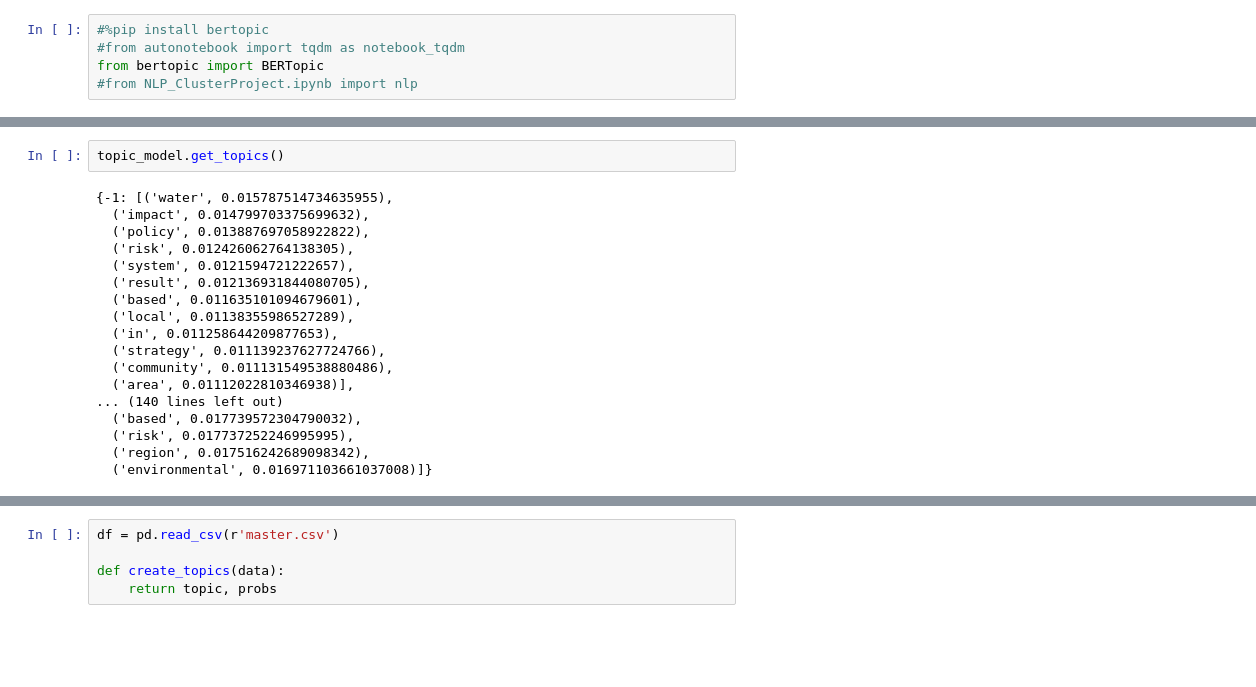
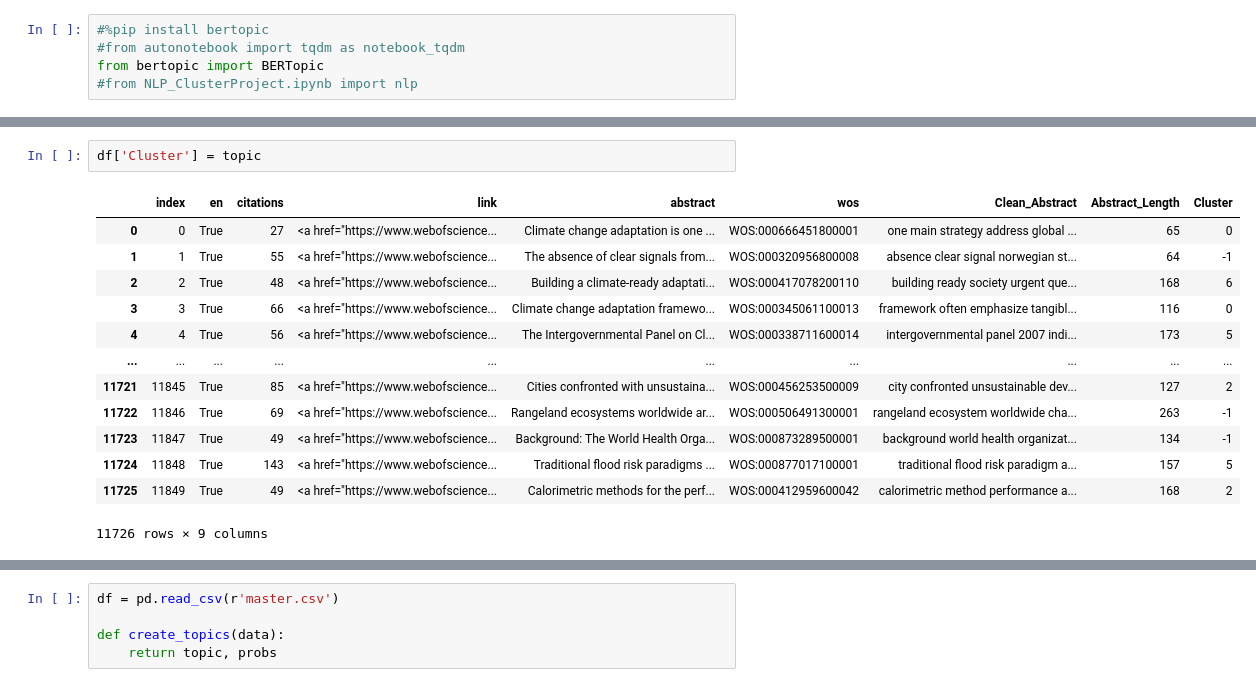
Before and after one commit to oskarkris/cluster_project, a Jupyter notebook: Bert.ipynb, the cells around one changed output, grey strips where cells are left out. Saved outputs shown, nothing was run; the diff lists cells and outputs as text; blank space fills up the shorter version.

```diff
--- a/Bert.ipynb
+++ b/Bert.ipynb
@@ -48,20 +62,16 @@ topic_model.get_topic_info()
-# %%
-topic_model.get_topics()
-# %% [output]
-{-1: [('water', 0.015787514734635955),
-  ('impact', 0.014799703375699632),
-  ('policy', 0.013887697058922822),
-  ('risk', 0.012426062764138305),
-  ('system', 0.0121594721222657),
-  ('result', 0.012136931844080705),
-  ('based', 0.011635101094679601),
-  ('local', 0.01138355986527289),
-  ('in', 0.011258644209877653),
-  ('strategy', 0.011139237627724766),
-  ('community', 0.011131549538880486),
-  ('area', 0.01112022810346938)],
-... (140 lines left out)
-  ('based', 0.017739572304790032),
-  ('risk', 0.017737252246995995),
-  ('region', 0.017516242689098342),
-  ('environmental', 0.016971103661037008)]}
+# %%
+df['Cluster'] = topic
+# %% [output]
+|  | index | en | citations | link | abstract | wos | Clean_Abstract | Abstract_Length | Cluster |
+| 0 | 0 | True | 27 | <a href="https://www.webofscience... | Climate change adaptation is one ... | WOS:000666451800001 | one main strategy address global ... | 65 | 0 |
+| 1 | 1 | True | 55 | <a href="https://www.webofscience... | The absence of clear signals from... | WOS:000320956800008 | absence clear signal norwegian st... | 64 | -1 |
+| 2 | 2 | True | 48 | <a href="https://www.webofscience... | Building a climate-ready adaptati... | WOS:000417078200110 | building ready society urgent que... | 168 | 6 |
+| 3 | 3 | True | 66 | <a href="https://www.webofscience... | Climate change adaptation framewo... | WOS:000345061100013 | framework often emphasize tangibl... | 116 | 0 |
+| 4 | 4 | True | 56 | <a href="https://www.webofscience... | The Intergovernmental Panel on Cl... | WOS:000338711600014 | intergovernmental panel 2007 indi... | 173 | 5 |
+| ... | ... | ... | ... | ... | ... | ... | ... | ... | ... |
+| 11721 | 11845 | True | 85 | <a href="https://www.webofscience... | Cities confronted with unsustaina... | WOS:000456253500009 | city confronted unsustainable dev... | 127 | 2 |
+| 11722 | 11846 | True | 69 | <a href="https://www.webofscience... | Rangeland ecosystems worldwide ar... | WOS:000506491300001 | rangeland ecosystem worldwide cha... | 263 | -1 |
+| 11723 | 11847 | True | 49 | <a href="https://www.webofscience... | Background: The World Health Orga... | WOS:000873289500001 | background world health organizat... | 134 | -1 |
+| 11724 | 11848 | True | 143 | <a href="https://www.webofscience... | Traditional flood risk paradigms ... | WOS:000877017100001 | traditional flood risk paradigm a... | 157 | 5 |
+| 11725 | 11849 | True | 49 | <a href="https://www.webofscience... | Calorimetric methods for the perf... | WOS:000412959600042 | calorimetric method performance a... | 168 | 2 |
+11726 rows × 9 columns
```
Also changed, not shown: parts of 8 cells of this notebook, 1 other file.
